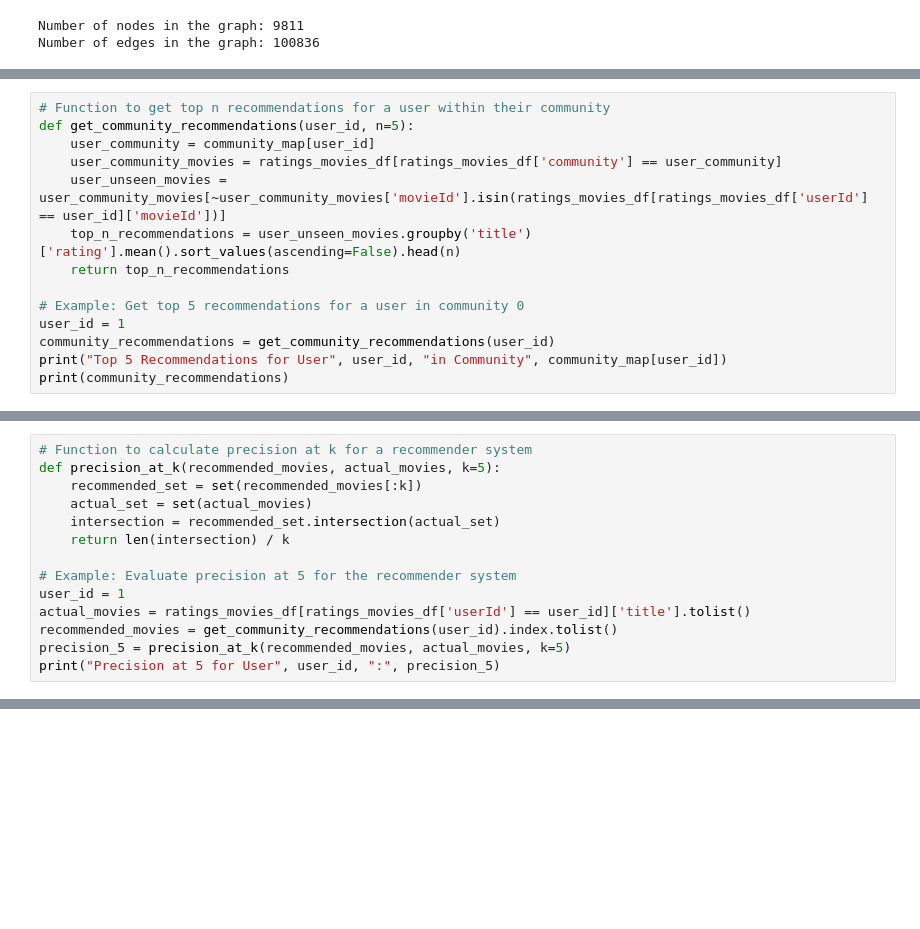
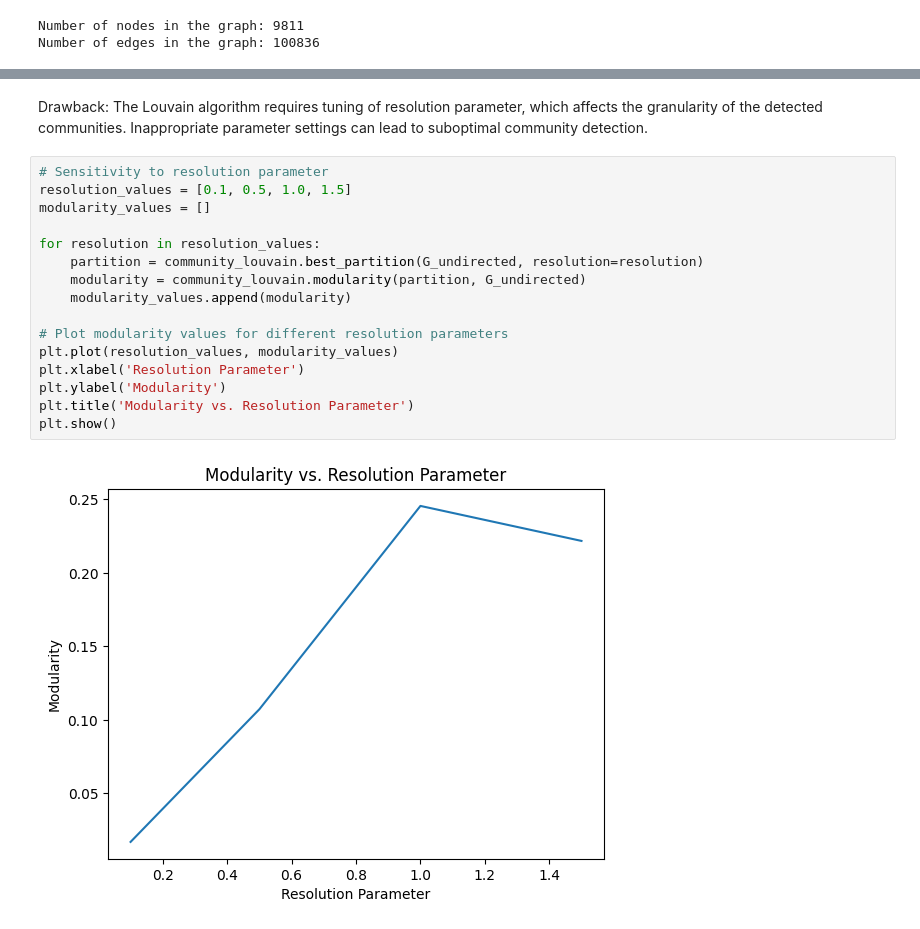
Before and after one commit to jannat-nayeem01/movie_recommendation_analysis, a Jupyter notebook: mra.ipynb, the cells around one changed output, grey strips where cells are left out. Drawn from its saved outputs; the diff is of its cells as text; blank space fills up the shorter version.

```diff
--- a/mra.ipynb
+++ b/mra.ipynb
@@ -339,14 +199,0 @@ plt.show()
-# %%
-# Function to get top n recommendations for a user within their community
-def get_community_recommendations(user_id, n=5):
-    user_community = community_map[user_id]
-    user_community_movies = ratings_movies_df[ratings_movies_df['community'] == user_community]
-    user_unseen_movies = user_community_movies[~user_community_movies['movieId'].isin(ratings_movies_df[ratings_movies_df['userId'] == user_id]['movieId'])]
-    top_n_recommendations = user_unseen_movies.groupby('title')['rating'].mean().sort_values(ascending=False).head(n)
-    return top_n_recommendations
-
-# Example: Get top 5 recommendations for a user in community 0
-user_id = 1
-community_recommendations = get_community_recommendations(user_id)
-print("Top 5 Recommendations for User", user_id, "in Community", community_map[user_id])
-print(community_recommendations)
@@ -362,14 +199,0 @@ Name: rating, dtype: float64
-# %%
-# Function to calculate precision at k for a recommender system
-def precision_at_k(recommended_movies, actual_movies, k=5):
-    recommended_set = set(recommended_movies[:k])
-    actual_set = set(actual_movies)
-    intersection = recommended_set.intersection(actual_set)
-    return len(intersection) / k
-
-# Example: Evaluate precision at 5 for the recommender system
-user_id = 1
-actual_movies = ratings_movies_df[ratings_movies_df['userId'] == user_id]['title'].tolist()
-recommended_movies = get_community_recommendations(user_id).index.tolist()
-precision_5 = precision_at_k(recommended_movies, actual_movies, k=5)
-print("Precision at 5 for User", user_id, ":", precision_5)
@@ -377,0 +361,21 @@ Precision at 5 for User 1 : 0.0
+# %% [markdown]
+Drawback:
+The Louvain algorithm requires tuning of resolution parameter, which affects the granularity of the detected communities. Inappropriate parameter settings can lead to suboptimal community detection.
+# %%
+# Sensitivity to resolution parameter
+resolution_values = [0.1, 0.5, 1.0, 1.5]
+modularity_values = []
+
+for resolution in resolution_values:
+    partition = community_louvain.best_partition(G_undirected, resolution=resolution)
+    modularity = community_louvain.modularity(partition, G_undirected)
+    modularity_values.append(modularity)
+
+# Plot modularity values for different resolution parameters
+plt.plot(resolution_values, modularity_values)
+plt.xlabel('Resolution Parameter')
+plt.ylabel('Modularity')
+plt.title('Modularity vs. Resolution Parameter')
+plt.show()
+# %% [output]
+[figure, added]
```
Also changed, not shown: parts of 26 cells of this notebook, 2 other files.
